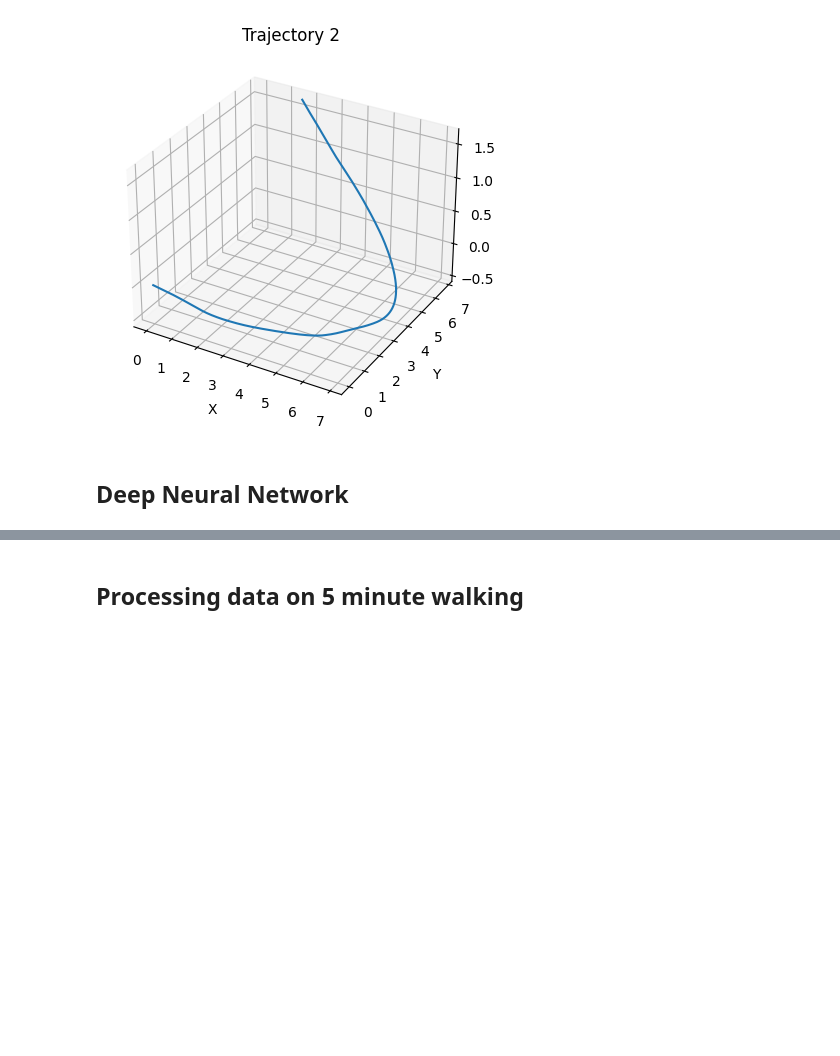
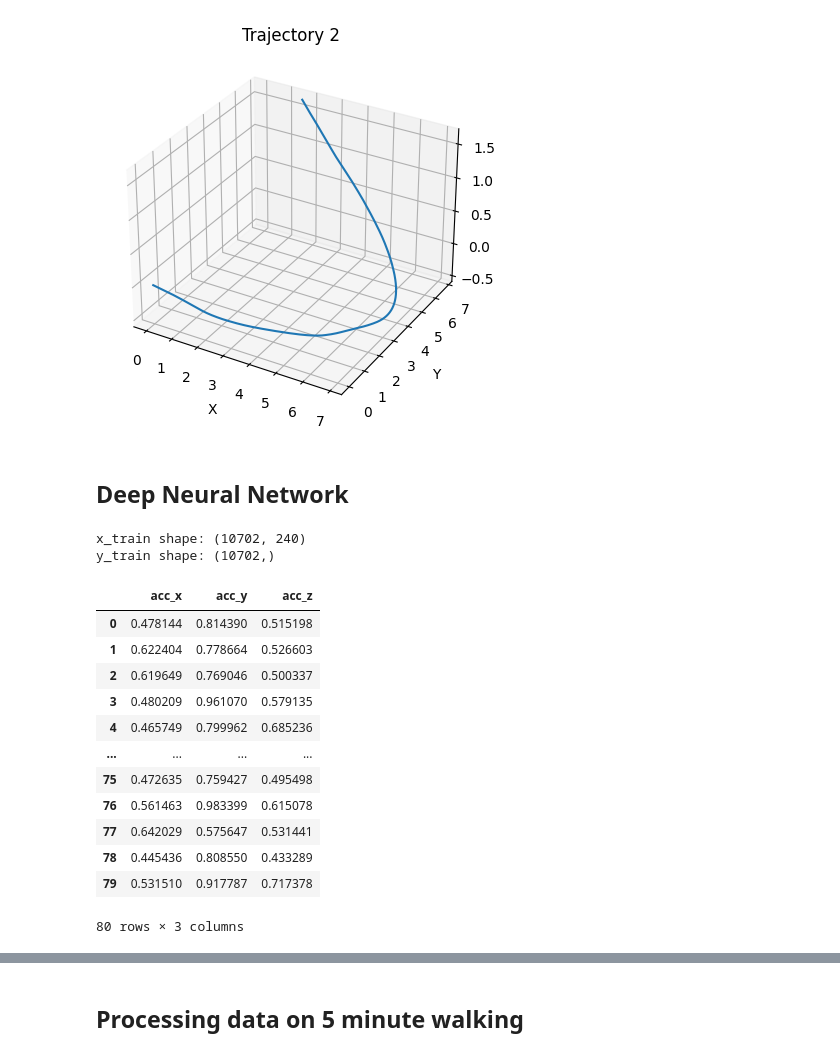
Before and after one commit to Masoudvahid/Human-Gesture-Reconstruction, a Jupyter notebook: plot_trajectory.ipynb, the cells around one changed output, grey strips where cells are left out. Drawn from its saved outputs; the diff is of its cells as text; code cells hidden in the pictures; blank space fills up the shorter version.

```diff
--- a/plot_trajectory.ipynb
+++ b/plot_trajectory.ipynb
@@ -85,7 +91,7 @@ df[['acc_z']] = scalar.fit_transform(np.array(df[['acc_z']]))
 # %%
 def chunks(lst, chunk_size):
     for i in range(0, len(lst), chunk_size):
-        yield lst.iloc[i:i + chunk_size, 3:6], lst.iloc[i:i + chunk_size, 6]
+        yield lst.iloc[i:i + chunk_size, 3:6], stats.mode(lst.iloc[i:i + chunk_size, 6])[0]
 
 
 time_steps = 80  # 80 steps => 4 sec (0.05 * 80 = 4)
@@ -97,3 +103,31 @@ X, Y = zip(*chunks(df, time_steps))
 x_train, x_val, y_train, y_val = model_selection.train_test_split(X, Y, test_size=0.2, shuffle=False)
 # %% [markdown]
 ## Deep Neural Network
+# %%
+input_shape = 80 * 3
+
+x_train = np.array(x_train)
+y_train = np.array(y_train)
+
+x_train = x_train.reshape(x_train.shape[0], input_shape)
+print('x_train shape:', x_train.shape)
+print('y_train shape:', y_train.shape)
+# %% [output]
+x_train shape: (10702, 240)
+y_train shape: (10702,)
+# %%
+X[0]
+# %% [output]
+|  | acc_x | acc_y | acc_z |
+| 0 | 0.478144 | 0.814390 | 0.515198 |
+| 1 | 0.622404 | 0.778664 | 0.526603 |
+| 2 | 0.619649 | 0.769046 | 0.500337 |
+| 3 | 0.480209 | 0.961070 | 0.579135 |
+| 4 | 0.465749 | 0.799962 | 0.685236 |
+| ... | ... | ... | ... |
+| 75 | 0.472635 | 0.759427 | 0.495498 |
+| 76 | 0.561463 | 0.983399 | 0.615078 |
+| 77 | 0.642029 | 0.575647 | 0.531441 |
+| 78 | 0.445436 | 0.808550 | 0.433289 |
+| 79 | 0.531510 | 0.917787 | 0.717378 |
+80 rows × 3 columns
```
Also changed, not shown: parts of 9 cells of this notebook.
